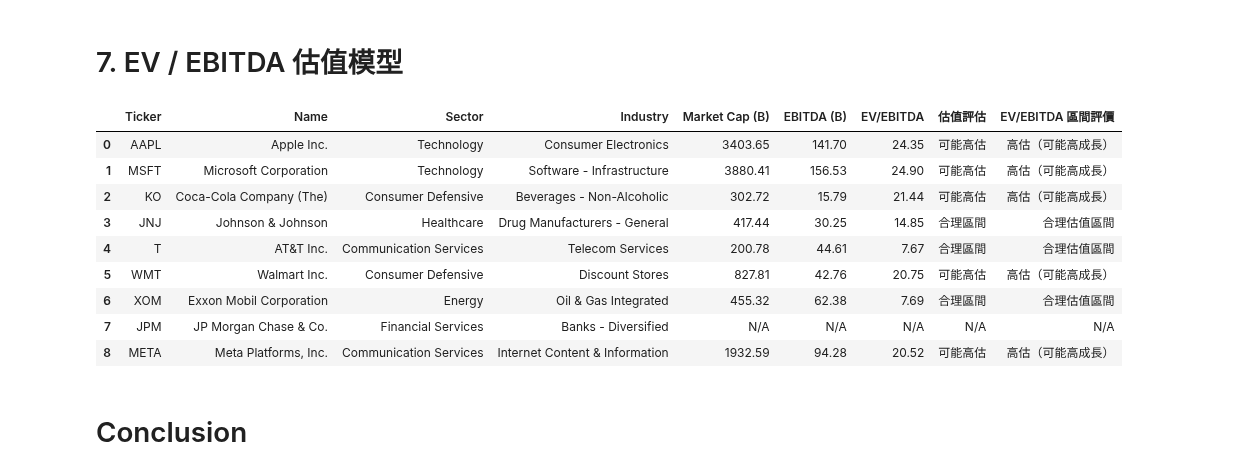
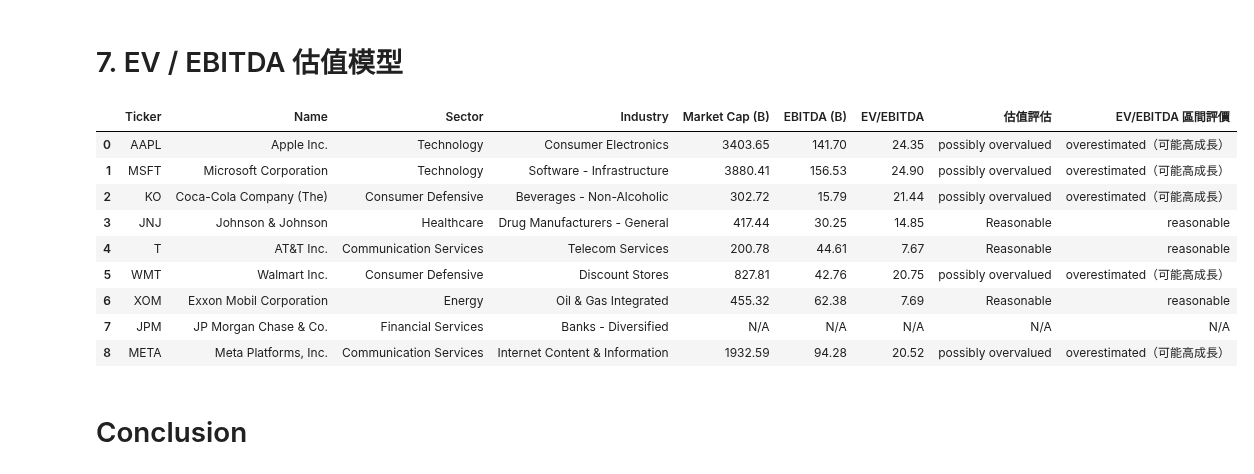
Before and after one commit to WayneKaiYeh/Demo_equity-valuation-simple, a Jupyter notebook: Valuation_Demo.ipynb, the cells around one changed output. Cells and saved outputs as stored; diff of their text form; code cells hidden in the pictures.

```diff
--- a/Valuation_Demo.ipynb
+++ b/Valuation_Demo.ipynb
@@ -685,11 +685,11 @@ def calculate_ev_ebitda(ticker):
 
             # 標記是否屬於合理區間（常見合理值為 6–15）
             if ev_ebitda < 6:
-                tag = "可能低估"
+                tag = "possibly undervalued"
             elif ev_ebitda > 15:
-                tag = "可能高估"
+                tag = "possibly overvalued"
             else:
-                tag = "合理區間"
+                tag = "Reasonable"
 
             return {
                 "Ticker": ticker,
@@ -722,45 +722,45 @@ def calculate_ev_ebitda(ticker):
             "Market Cap (B)": "N/A",
             "EBITDA (B)": "N/A",
             "EV/EBITDA": "N/A",
             "估值評估": str(e)}
 
 
 # 股票清單
 tickers = ["AAPL", "MSFT", "KO", "JNJ", "T", "WMT", "XOM", "JPM", "META"]
 
 
 # 執行估值計算
 ev_ebitda_results = [calculate_ev_ebitda(tkr) for tkr in tickers]
 df_ev = pd.DataFrame(ev_ebitda_results)
 df_ev["EV/EBITDA_num"] = pd.to_numeric(df_ev["EV/EBITDA"], errors="coerce")
 
 
 def classify_ev_ebitda(ev_val):
     if pd.isna(ev_val):
         return "N/A"
     elif ev_val < 6:
-        return "低估（可能低成長）"
+        return "underestimated（可能低成長）"
     elif ev_val > 15:
-        return "高估（可能高成長）"
+        return "overestimated（可能高成長）"
     else:
-        return "合理估值區間"
+        return "reasonable"
 
 
 df_ev["EV/EBITDA 區間評價"] = df_ev["EV/EBITDA_num"].apply(classify_ev_ebitda)
 df_ev.drop(columns=["EV/EBITDA_num"], inplace=True)
 pd.set_option('display.float_format', '{:.2f}'.format)
 display(df_ev)
 # %% [output]
 |  | Ticker | Name | Sector | Industry | Market Cap (B) | EBITDA (B) | EV/EBITDA | 估值評估 | EV/EBITDA 區間評價 |
-| 0 | AAPL | Apple Inc. | Technology | Consumer Electronics | 3403.65 | 141.70 | 24.35 | 可能高估 | 高估（可能高成長） |
-| 1 | MSFT | Microsoft Corporation | Technology | Software - Infrastructure | 3880.41 | 156.53 | 24.90 | 可能高估 | 高估（可能高成長） |
-| 2 | KO | Coca-Cola Company (The) | Consumer Defensive | Beverages - Non-Alcoholic | 302.72 | 15.79 | 21.44 | 可能高估 | 高估（可能高成長） |
-| 3 | JNJ | Johnson & Johnson | Healthcare | Drug Manufacturers - General | 417.44 | 30.25 | 14.85 | 合理區間 | 合理估值區間 |
-| 4 | T | AT&T Inc. | Communication Services | Telecom Services | 200.78 | 44.61 | 7.67 | 合理區間 | 合理估值區間 |
-| 5 | WMT | Walmart Inc. | Consumer Defensive | Discount Stores | 827.81 | 42.76 | 20.75 | 可能高估 | 高估（可能高成長） |
-| 6 | XOM | Exxon Mobil Corporation | Energy | Oil & Gas Integrated | 455.32 | 62.38 | 7.69 | 合理區間 | 合理估值區間 |
+| 0 | AAPL | Apple Inc. | Technology | Consumer Electronics | 3403.65 | 141.70 | 24.35 | possibly overvalued | overestimated（可能高成長） |
+| 1 | MSFT | Microsoft Corporation | Technology | Software - Infrastructure | 3880.41 | 156.53 | 24.90 | possibly overvalued | overestimated（可能高成長） |
+| 2 | KO | Coca-Cola Company (The) | Consumer Defensive | Beverages - Non-Alcoholic | 302.72 | 15.79 | 21.44 | possibly overvalued | overestimated（可能高成長） |
+| 3 | JNJ | Johnson & Johnson | Healthcare | Drug Manufacturers - General | 417.44 | 30.25 | 14.85 | Reasonable | reasonable |
+| 4 | T | AT&T Inc. | Communication Services | Telecom Services | 200.78 | 44.61 | 7.67 | Reasonable | reasonable |
+| 5 | WMT | Walmart Inc. | Consumer Defensive | Discount Stores | 827.81 | 42.76 | 20.75 | possibly overvalued | overestimated（可能高成長） |
+| 6 | XOM | Exxon Mobil Corporation | Energy | Oil & Gas Integrated | 455.32 | 62.38 | 7.69 | Reasonable | reasonable |
 | 7 | JPM | JP Morgan Chase & Co. | Financial Services | Banks - Diversified | N/A | N/A | N/A | N/A | N/A |
-| 8 | META | Meta Platforms, Inc. | Communication Services | Internet Content & Information | 1932.59 | 94.28 | 20.52 | 可能高估 | 高估（可能高成長） |
+| 8 | META | Meta Platforms, Inc. | Communication Services | Internet Content & Information | 1932.59 | 94.28 | 20.52 | possibly overvalued | overestimated（可能高成長） |
 # %% [markdown]
 # Conclusion
 # %%
```
Also changed, not shown: 10 other files.
